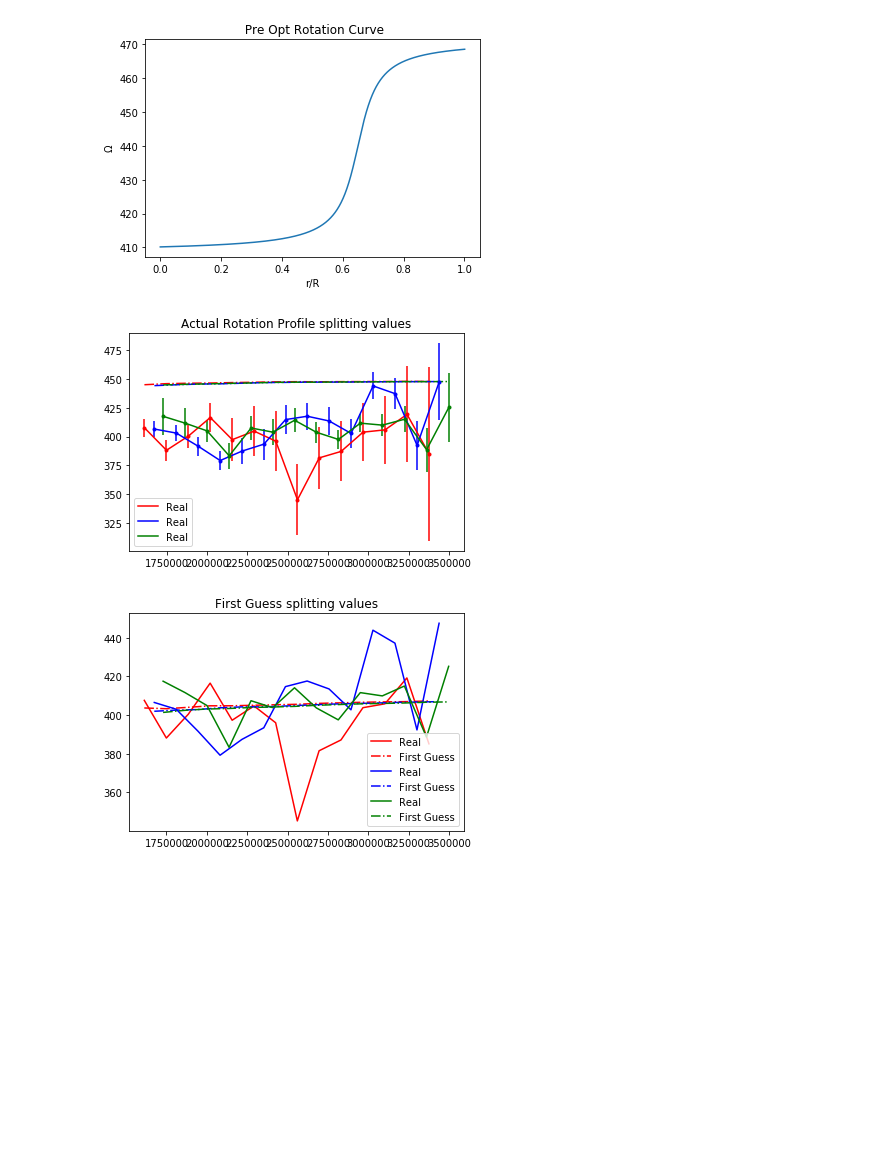
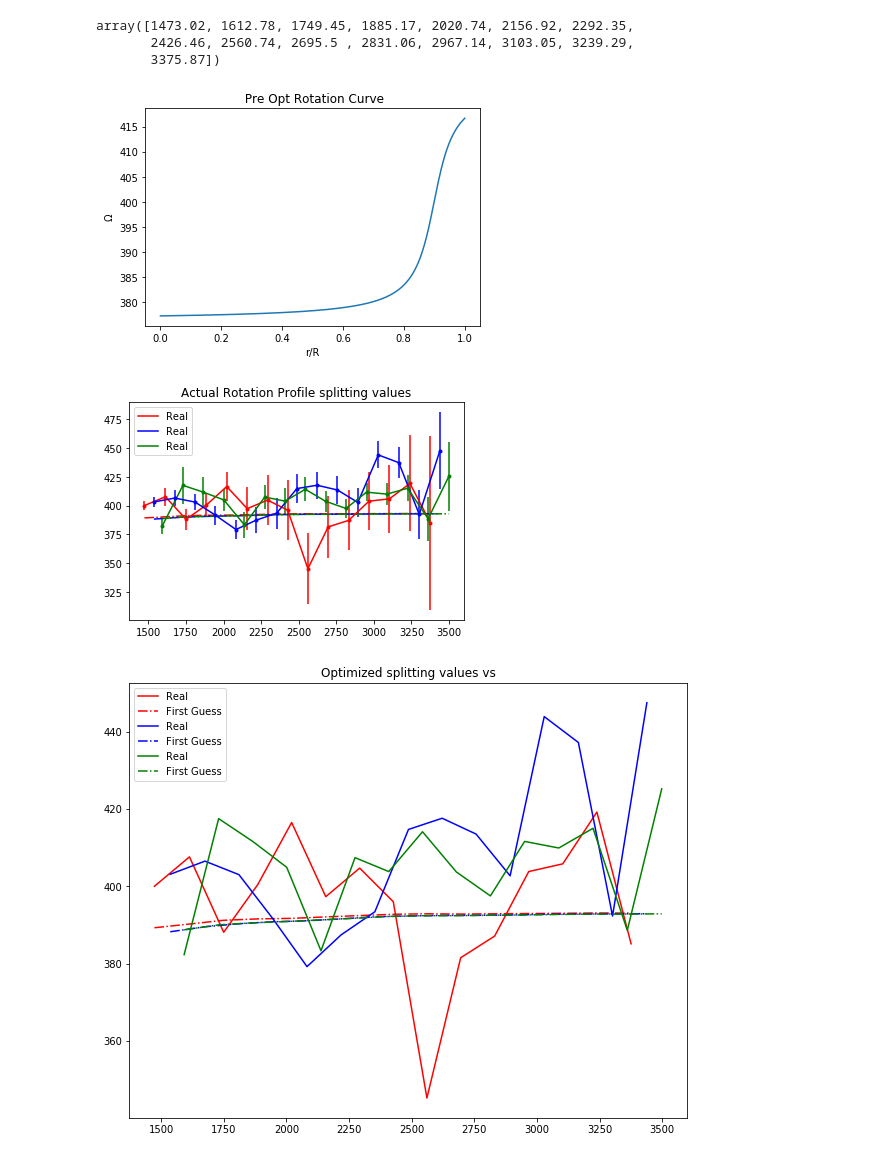
Before and after one commit to tannerwilson23/Rot_Split, a Jupyter notebook: Fitting Sun Arctan.ipynb, the cells around one changed output. Cells and saved outputs as stored; diff of their text form; code cells hidden in the pictures; blank space fills up the shorter version.

```diff
--- a/Fitting Sun Arctan.ipynb
+++ b/Fitting Sun Arctan.ipynb
@@ -54,13 +55,13 @@ beta = np.loadtxt("beta.dat", skiprows=1) # l, n, beta
 kerns = load_kernels()
 
 
-freqnu = frequ.loc[frequ['n'] > 9]
-freqnl = freqnu.loc[freqnu['n'] < 27]
+freqnu = frequ.loc[frequ['n'] > 8]
+freqnl = freqnu.loc[freqnu['n'] < 24]
 
 
-freqs_1 = np.array(freqnl.loc[freqnl['l'] == 1]['Freqs'])*1E3
-freqs_2 = np.array(freqnl.loc[freqnl['l'] == 2]['Freqs'])*1E3
-freqs_3 = np.array(freqnl.loc[freqnl['l'] == 3]['Freqs'])*1E3
+freqs_1 = np.array(freqnl.loc[freqnl['l'] == 1]['Freqs'])
+freqs_2 = np.array(freqnl.loc[freqnl['l'] == 2]['Freqs'])
+freqs_3 = np.array(freqnl.loc[freqnl['l'] == 3]['Freqs'])
 
 
 lone = np.ones((np.shape(freqs_1)[0],2))
@@ -107,0 +109,6 @@ plt.show()
+# %%
+freqs_1
+# %% [output]
+array([1473.02, 1612.78, 1749.45, 1885.17, 2020.74, 2156.92, 2292.35,
+       2426.46, 2560.74, 2695.5 , 2831.06, 2967.14, 3103.05, 3239.29,
+       3375.87])
@@ -112,9 +127,26 @@ cs = np.sqrt(modelS['c2'].values)
 r  = modelS['r'].values
 tau = np.hstack((0, -cumtrapz(1./cs, r)))
 
-x_diffs = np.zeros_like(flatx)
+flatx[0] = modelS['x'].values[-1]
+newtau = scipy.interpolate.interp1d(modelS['x'], tau)(flatx)
+newcs = scipy.interpolate.interp1d(modelS['x'], cs)(flatx)
+
+#flatx = newtau
+newtau = newtau
+
+x_diffs = np.zeros_like(newtau)
+for j in range(1,len(newtau)):
+    x_diffs[j] = np.abs(newtau[j] - newtau[j-1])
+
+
+dx = np.zeros_like(flatx)
 for j in range(1,len(flatx)):
-    x_diffs[j] = flatx[j] - flatx[j-1]
+    dx[j] = flatx[j] - flatx[j-1]
+
+dtau_dx = x_diffs/dx
+dtau_dx[0] = 0
+# %%
+x_diffs = dx
 # %%
 def splittings(omega, l):
     vals = []
@@ -150,10 +182,10 @@ class Model(Model):
         vals = np.array([splittings(rot_prof,1),splittings(rot_prof,2),splittings(rot_prof,3)])
         return vals
 # %%
-truth = dict(a=-20, b=-20, c=-13,  d= 440)#log_sigma=np.log(0.4))
+truth = dict(a=-15, b=-20, c=-18,  d= 400)#log_sigma=np.log(0.4))
 
 kwargs = dict(**truth)
-kwargs["bounds"] = dict(a=(-100,50),b = (-50,-15),c = (-50,-10),d = (200,500))
+kwargs["bounds"] = dict(a=(-100,50),b = (-50,-10),c = (-40,0),d = (200,500))
 #kwargs["bounds"] = dict(a=(-5,5), b = (0,15),c = (0,10.))
 mean_model = Model(**kwargs)
 
@@ -192,8 +224,8 @@ plt.title('Actual Rotation Profile splitting values')
 
 plt.show()
 # %% [output]
-[figure, old version]
+[figure, new version]
-[figure, old version]
+[figure, new version]
 # %%
 gp = george.GP(1 * kernels.ExpSquaredKernel(metric=1e-3 * np.eye(2), ndim=2, metric_bounds=[(-10, 15), (None, None), (-10, 10)]), mean = mean_model, fit_mean=True, fit_white_noise=True)
 
@@ -218,35 +250,35 @@ def log_prior(p):
 ##        return -np.inf
 #    if not all(i > 0 for i in (a * np.arctan(flatx*b-c)+d)):
 #        return -np.inf
     return 0
 
 
 def log_prob(p):
     gp.set_parameter_vector(p)
     return log_prior(p) \
         +   gp.log_prior() + gp.log_likelihood(split_vals, quiet=True)
 
 def negative_log_prob(p):
     return -log_prob(p)
 
 
 def grad_nll(p):
     gp.set_parameter_vector(p)
     return -gp.grad_log_likelihood(split_vals, quiet=True)
 
 #take a plot of initial guess
-plt.figure()
+plt.figure(figsize = (10,8))
 
 plt.plot(freqs[0],split_vals_plot[0],label = 'Real', color = 'red')
 plt.plot(freqs[0],mean_model.get_value_plot(None)[0], label = 'First Guess', color = 'red', linestyle = '-.')
 plt.plot(freqs[1],split_vals_plot[1],label = 'Real', color = 'blue')
 plt.plot(freqs[1],mean_model.get_value_plot(None)[1], label = 'First Guess',color = 'blue', linestyle = '-.')
 plt.plot(freqs[2],split_vals_plot[2],label = 'Real', color = 'green')
 plt.plot(freqs[2],mean_model.get_value_plot(None)[2], label = 'First Guess', color = 'green', linestyle = '-.')
 plt.legend(loc = 'best')
-plt.title('First Guess splitting values')
+plt.title('Optimized splitting values vs')
 plt.show()
 # %% [output]
-[figure, old version]
+[figure, new version]
 # %%
 
```
Also changed, not shown: parts of 8 cells of this notebook.
